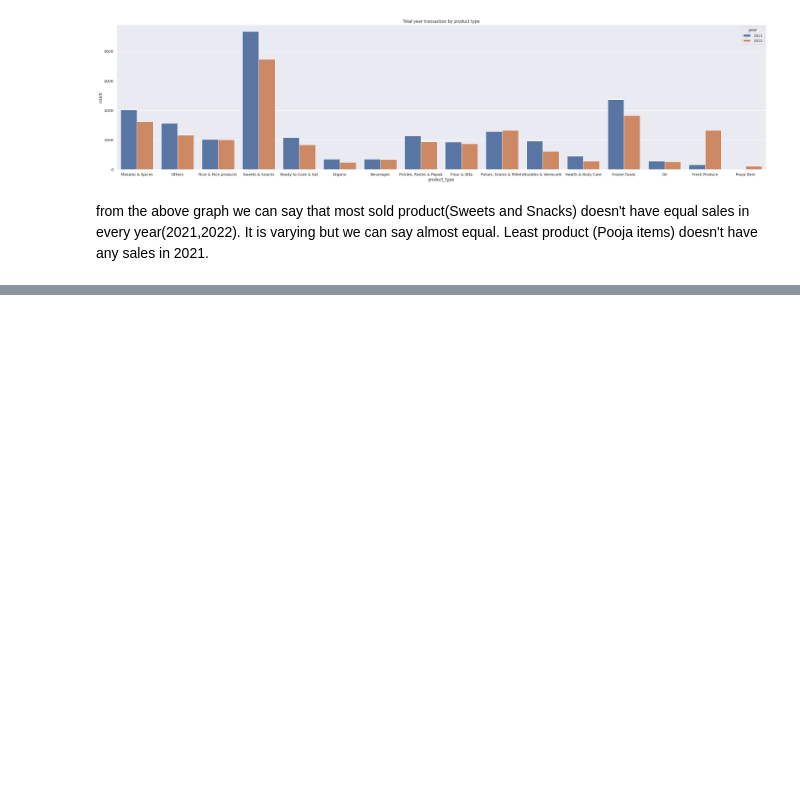
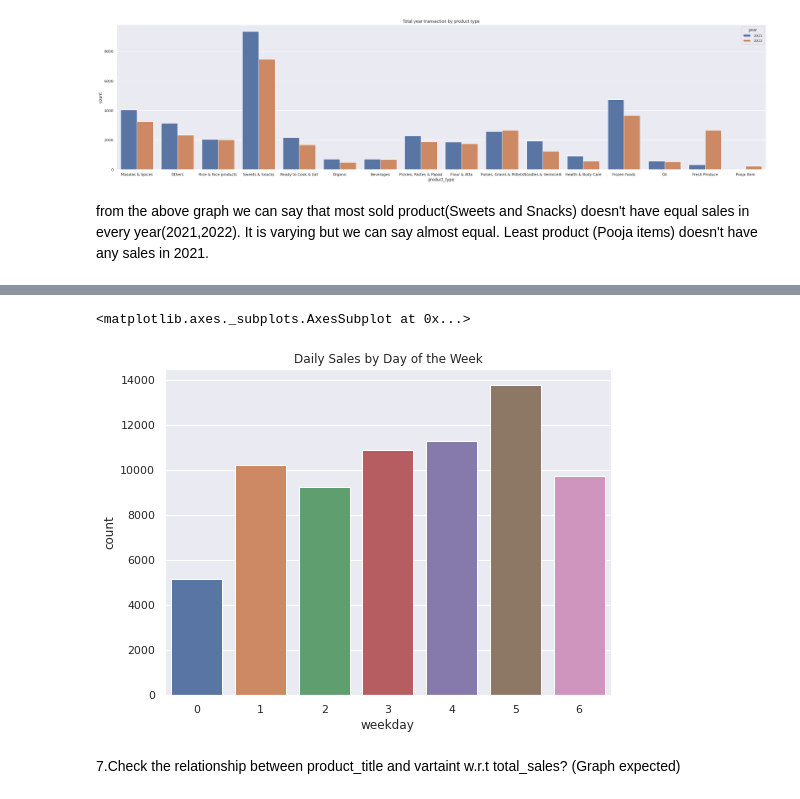
Before and after one commit to sarkar2527/DSAP, a Jupyter notebook: Dbanyan.ipynb, the cells around one changed output, grey strips where cells are left out. Cells and saved outputs as stored; diff of their text form; code cells hidden in the pictures; blank space fills up the shorter version.

```diff
--- a/Dbanyan.ipynb
+++ b/Dbanyan.ipynb
@@ -558,0 +583,9 @@ from the above graph we can say that most sold product(Sweets and Snacks) doesn'
+# %%
+plt.figure(figsize=(8, 6))
+plt.title('Daily Sales by Day of the Week')
+sns.countplot(df1['weekday'])
+# %% [output]
+<matplotlib.axes._subplots.AxesSubplot at 0x...>
+[figure, added]
+# %% [markdown]
+7.Check the relationship between product_title and vartaint w.r.t total_sales? (Graph expected)
```
Also changed, not shown: parts of 90 cells of this notebook.
